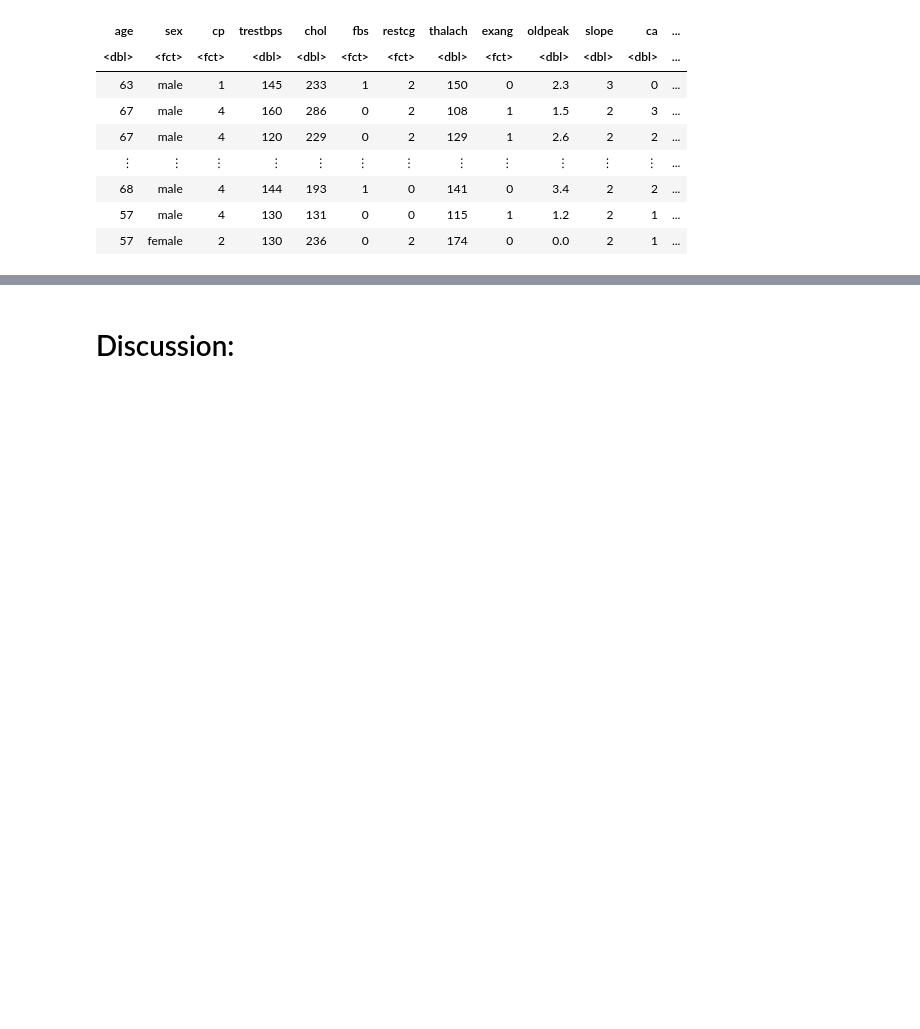
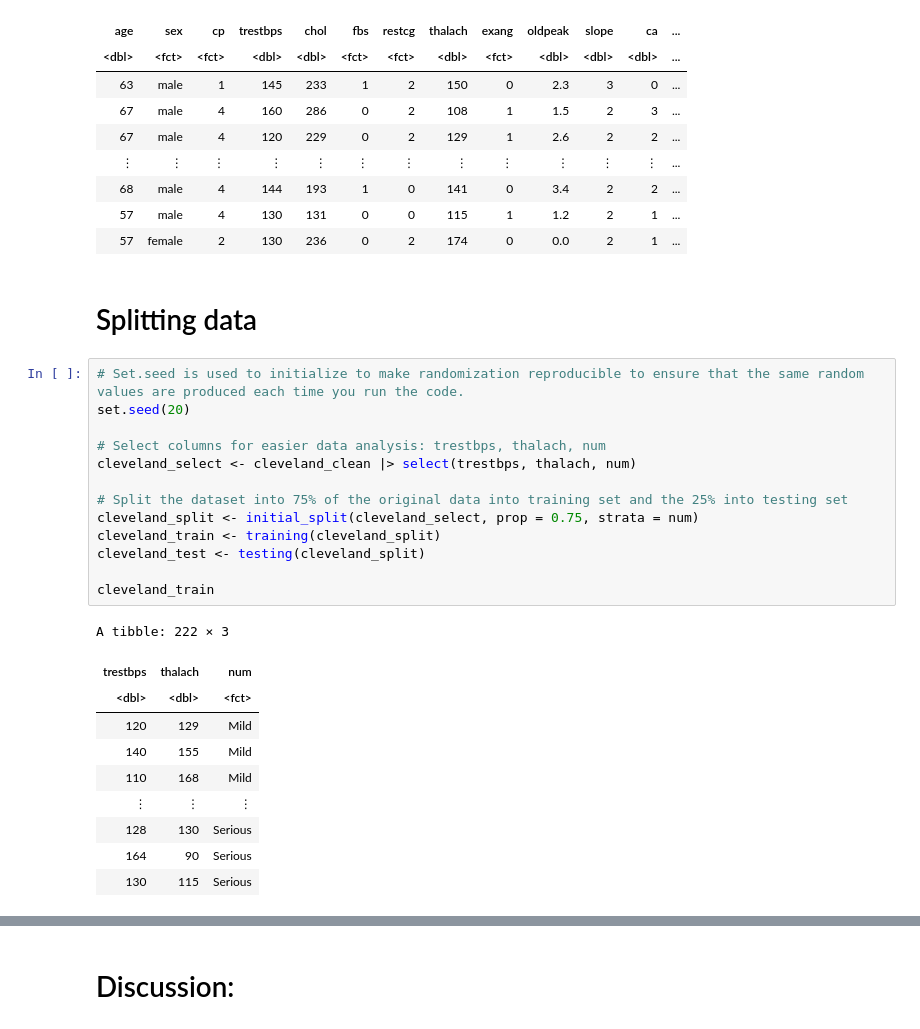
Before and after one commit to Xiaobin215/Billy_project_DSCI100, a Jupyter notebook: Billy's Final Project.ipynb, the cells around one changed output, grey strips where cells are left out. Drawn from its saved outputs; the diff is of its cells as text; blank space fills up the shorter version.

```diff
--- a/Billy's Final Project.ipynb
+++ b/Billy's Final Project.ipynb
@@ -77,3 +81,29 @@ A tibble: 299 × 14
 | 68 | male | 4 | 144 | 193 | 1 | 0 | 141 | 0 | 3.4 | 2 | 2 | ... |
 | 57 | male | 4 | 130 | 131 | 0 | 0 | 115 | 1 | 1.2 | 2 | 1 | ... |
 | 57 | female | 2 | 130 | 236 | 0 | 2 | 174 | 0 | 0.0 | 2 | 1 | ... |
+# %% [markdown]
+# Splitting data
+# %%
+# Set.seed is used to initialize to make randomization reproducible to ensure that the same random values are produced each time you run the code.
+set.seed(20)
+
+# Select columns for easier data analysis: trestbps, thalach, num
+cleveland_select <- cleveland_clean |> select(trestbps, thalach, num)
+
+# Split the dataset into 75% of the original data into training set and the 25% into testing set
+cleveland_split <- initial_split(cleveland_select, prop = 0.75, strata = num)
+cleveland_train <- training(cleveland_split)
+cleveland_test <- testing(cleveland_split)
+
+cleveland_train
+# %% [output]
+A tibble: 222 × 3
+| trestbps | thalach | num |
+| <dbl> | <dbl> | <fct> |
+| 120 | 129 | Mild |
+| 140 | 155 | Mild |
+| 110 | 168 | Mild |
+| ⋮ | ⋮ | ⋮ |
+| 128 | 130 | Serious |
+| 164 | 90 | Serious |
+| 130 | 115 | Serious |
```
Also changed, not shown: parts of 3 cells of this notebook, 1 other file.
